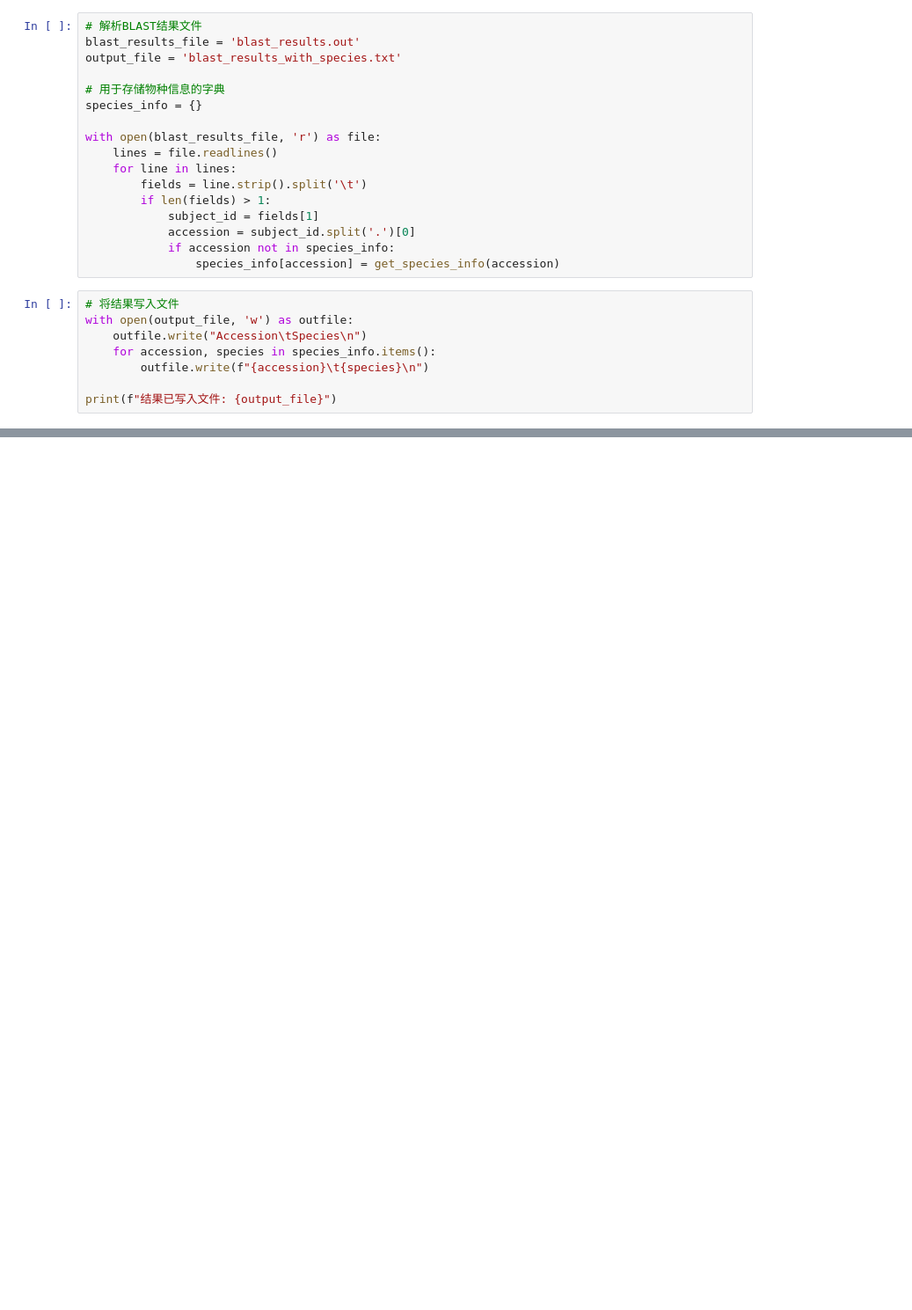
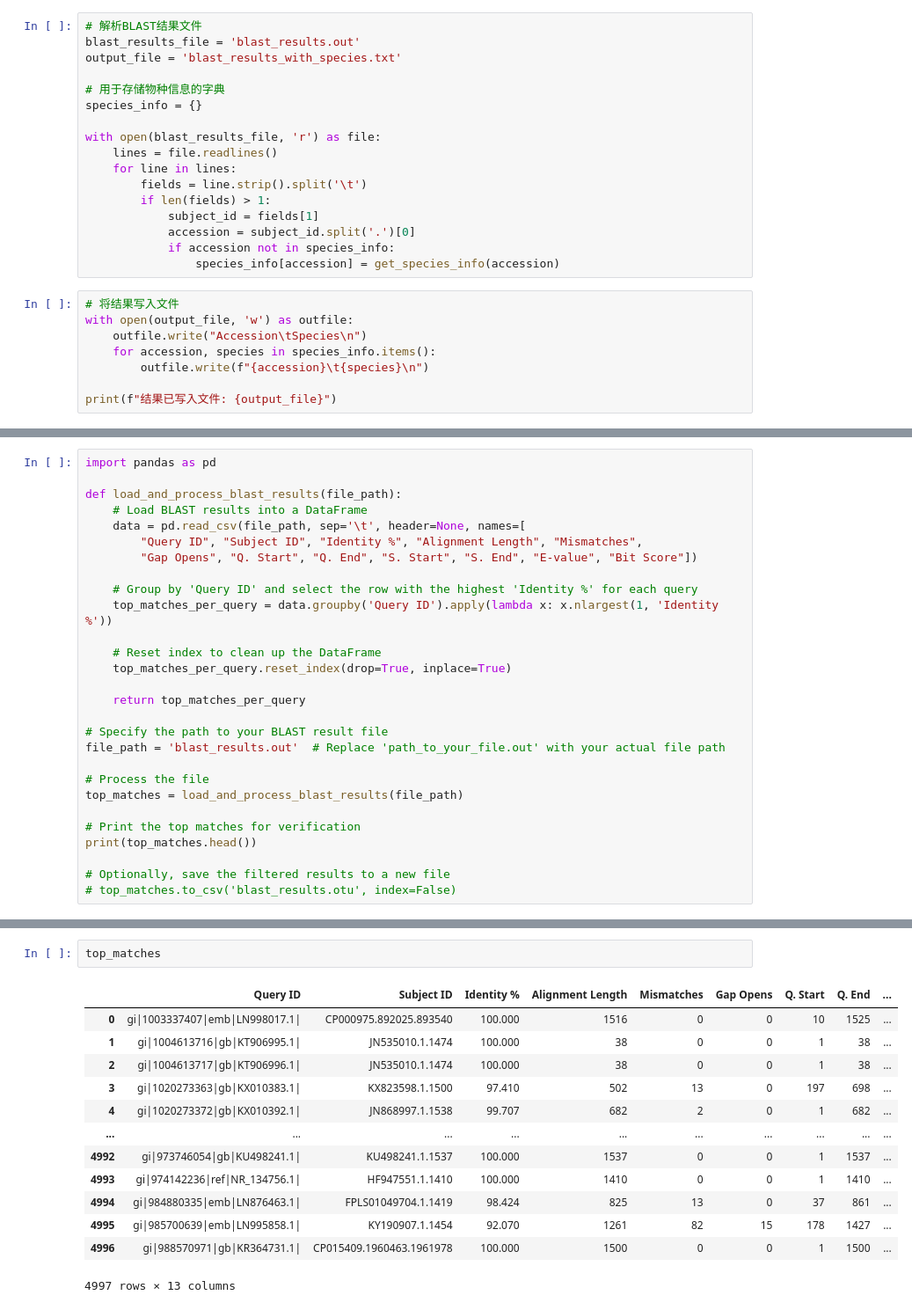
Before and after one commit to DeweyYihengDu/PVC, a Jupyter notebook: tree/select-species-name.ipynb, the cells around one changed output, grey strips where cells are left out. Shown: that part at 88% size. Cells and saved outputs as stored; diff of their text form; blank space fills up the shorter version.

```diff
--- a/tree/select-species-name.ipynb
+++ b/tree/select-species-name.ipynb
@@ -46,0 +46,28 @@ KeyError: 'E-value'
+# %%
+import pandas as pd
+
+def load_and_process_blast_results(file_path):
+    # Load BLAST results into a DataFrame
+    data = pd.read_csv(file_path, sep='\t', header=None, names=[
+        "Query ID", "Subject ID", "Identity %", "Alignment Length", "Mismatches",
+        "Gap Opens", "Q. Start", "Q. End", "S. Start", "S. End", "E-value", "Bit Score"])
+
+    # Group by 'Query ID' and select the row with the highest 'Identity %' for each query
+    top_matches_per_query = data.groupby('Query ID').apply(lambda x: x.nlargest(1, 'Identity %'))
+
+    # Reset index to clean up the DataFrame
+    top_matches_per_query.reset_index(drop=True, inplace=True)
+
+    return top_matches_per_query
+
+# Specify the path to your BLAST result file
+file_path = 'blast_results.out'  # Replace 'path_to_your_file.out' with your actual file path
+
+# Process the file
+top_matches = load_and_process_blast_results(file_path)
+
+# Print the top matches for verification
+print(top_matches.head())
+
+# Optionally, save the filtered results to a new file
+# top_matches.to_csv('blast_results.otu', index=False)
@@ -46,0 +95,16 @@ KeyError: 'E-value'
+# %%
+top_matches
+# %% [output]
+|  | Query ID | Subject ID | Identity % | Alignment Length | Mismatches | Gap Opens | Q. Start | Q. End | ... |
+| 0 | gi|1003337407|emb|LN998017.1| | CP000975.892025.893540 | 100.000 | 1516 | 0 | 0 | 10 | 1525 | ... |
+| 1 | gi|1004613716|gb|KT906995.1| | JN535010.1.1474 | 100.000 | 38 | 0 | 0 | 1 | 38 | ... |
+| 2 | gi|1004613717|gb|KT906996.1| | JN535010.1.1474 | 100.000 | 38 | 0 | 0 | 1 | 38 | ... |
+| 3 | gi|1020273363|gb|KX010383.1| | KX823598.1.1500 | 97.410 | 502 | 13 | 0 | 197 | 698 | ... |
+| 4 | gi|1020273372|gb|KX010392.1| | JN868997.1.1538 | 99.707 | 682 | 2 | 0 | 1 | 682 | ... |
+| ... | ... | ... | ... | ... | ... | ... | ... | ... | ... |
+| 4992 | gi|973746054|gb|KU498241.1| | KU498241.1.1537 | 100.000 | 1537 | 0 | 0 | 1 | 1537 | ... |
+| 4993 | gi|974142236|ref|NR_134756.1| | HF947551.1.1410 | 100.000 | 1410 | 0 | 0 | 1 | 1410 | ... |
+| 4994 | gi|984880335|emb|LN876463.1| | FPLS01049704.1.1419 | 98.424 | 825 | 13 | 0 | 37 | 861 | ... |
+| 4995 | gi|985700639|emb|LN995858.1| | KY190907.1.1454 | 92.070 | 1261 | 82 | 15 | 178 | 1427 | ... |
+| 4996 | gi|988570971|gb|KR364731.1| | CP015409.1960463.1961978 | 100.000 | 1500 | 0 | 0 | 1 | 1500 | ... |
+4997 rows × 13 columns
```
Also changed, not shown: parts of 10 cells of this notebook.
